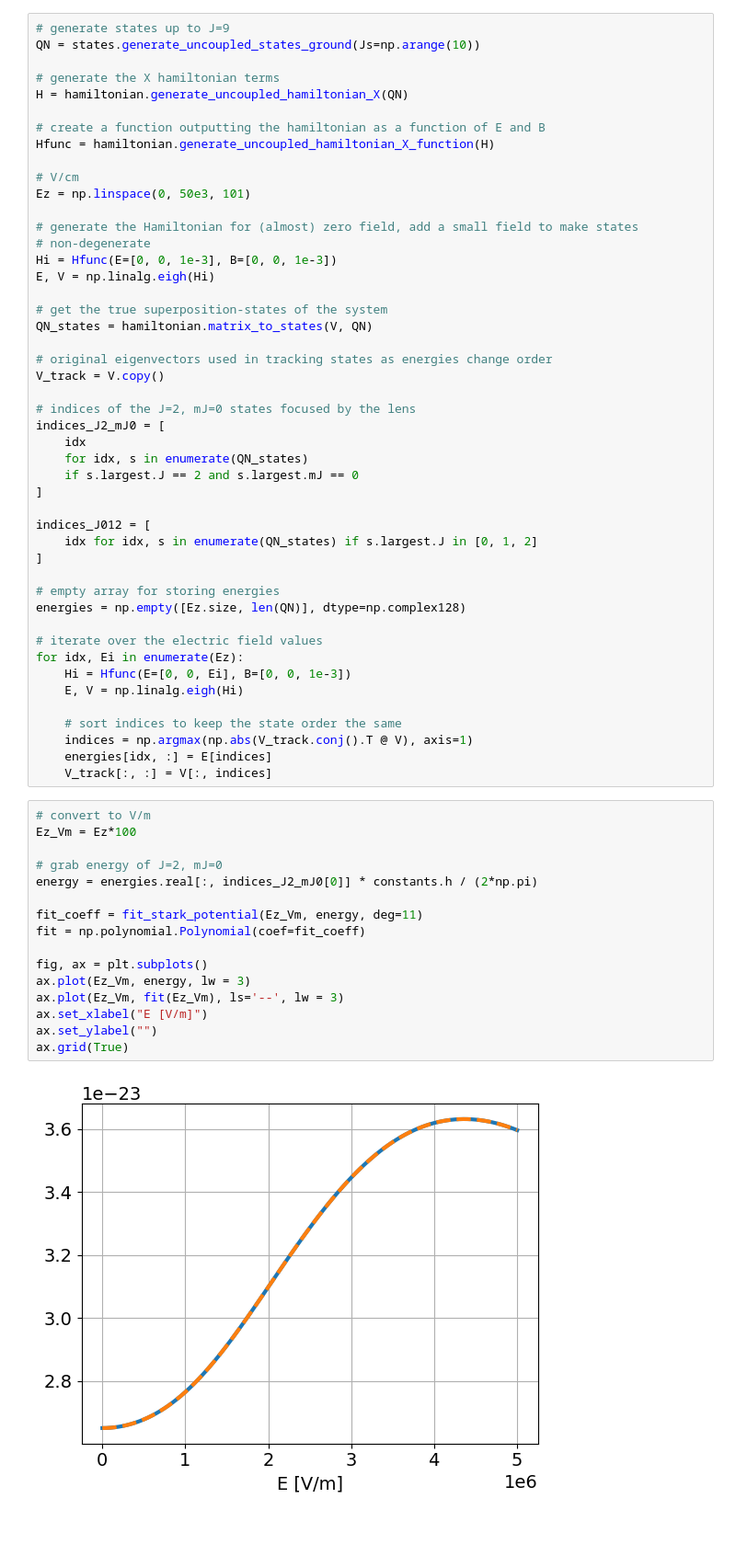
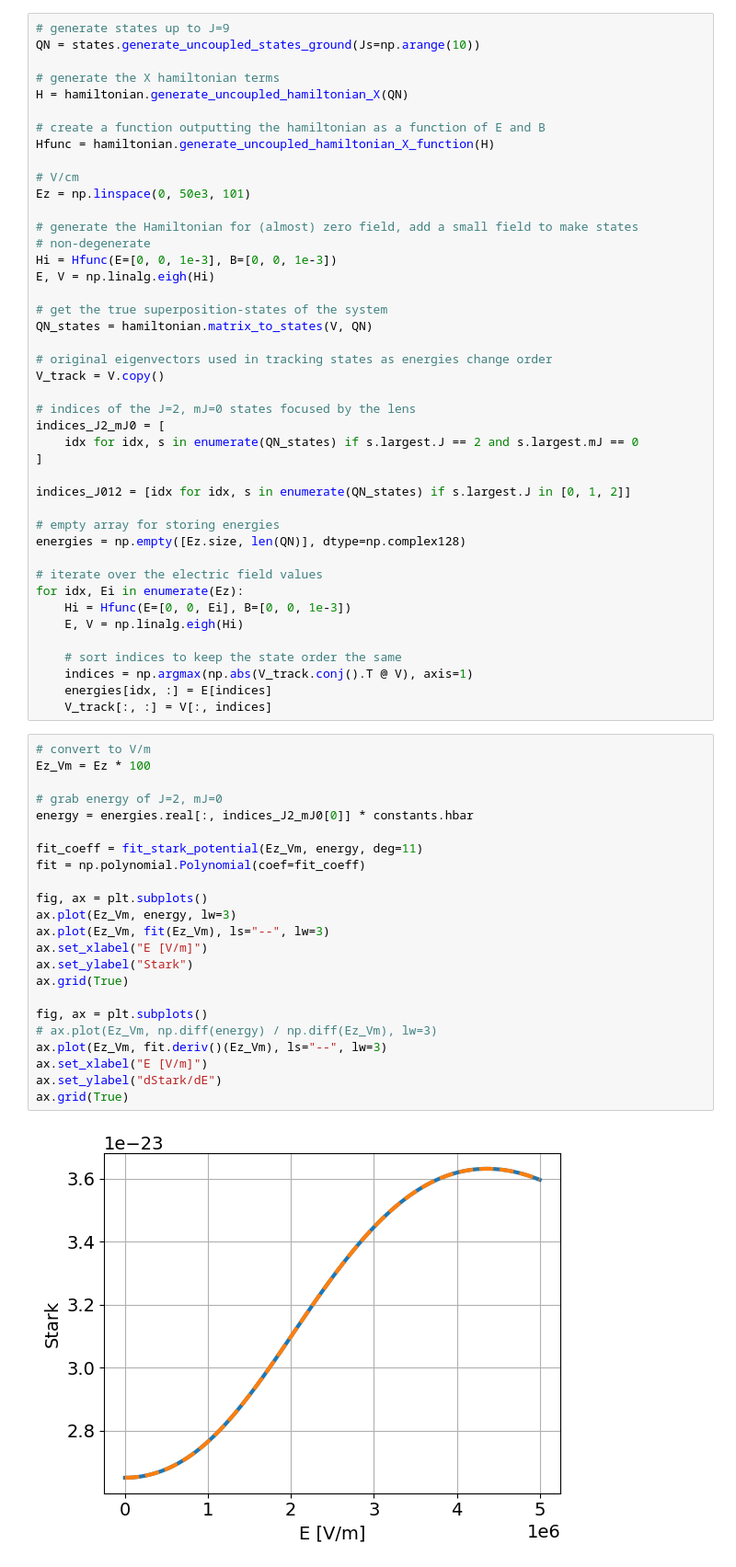
Before and after one commit to zhouperry/CeNTREX-trajectories, a Jupyter notebook: examples/Generate Stark Potential.ipynb, the cells around one changed output. Shown at 92% size. Cells and saved outputs as stored; diff of their text form; blank space fills up the shorter version.

Commit message:
clean up code for custom stark potentials

```diff
--- a/examples/Generate Stark Potential.ipynb
+++ b/examples/Generate Stark Potential.ipynb
@@ -33,14 +34,10 @@ V_track = V.copy()
 
 # indices of the J=2, mJ=0 states focused by the lens
 indices_J2_mJ0 = [
-    idx
-    for idx, s in enumerate(QN_states)
-    if s.largest.J == 2 and s.largest.mJ == 0
+    idx for idx, s in enumerate(QN_states) if s.largest.J == 2 and s.largest.mJ == 0
 ]
 
-indices_J012 = [
-    idx for idx, s in enumerate(QN_states) if s.largest.J in [0, 1, 2]
-]
+indices_J012 = [idx for idx, s in enumerate(QN_states) if s.largest.J in [0, 1, 2]]
 
 # empty array for storing energies
 energies = np.empty([Ez.size, len(QN)], dtype=np.complex128)
@@ -56,19 +53,26 @@ for idx, Ei in enumerate(Ez):
     V_track[:, :] = V[:, indices]
 # %%
 # convert to V/m
-Ez_Vm = Ez*100
+Ez_Vm = Ez * 100
 
 # grab energy of J=2, mJ=0
-energy = energies.real[:, indices_J2_mJ0[0]] * constants.h / (2*np.pi)
+energy = energies.real[:, indices_J2_mJ0[0]] * constants.hbar
 
 fit_coeff = fit_stark_potential(Ez_Vm, energy, deg=11)
 fit = np.polynomial.Polynomial(coef=fit_coeff)
 
 fig, ax = plt.subplots()
-ax.plot(Ez_Vm, energy, lw = 3)
-ax.plot(Ez_Vm, fit(Ez_Vm), ls='--', lw = 3)
+ax.plot(Ez_Vm, energy, lw=3)
+ax.plot(Ez_Vm, fit(Ez_Vm), ls="--", lw=3)
 ax.set_xlabel("E [V/m]")
-ax.set_ylabel("")
+ax.set_ylabel("Stark")
 ax.grid(True)
+
+fig, ax = plt.subplots()
+# ax.plot(Ez_Vm, np.diff(energy) / np.diff(Ez_Vm), lw=3)
+ax.plot(Ez_Vm, fit.deriv()(Ez_Vm), ls="--", lw=3)
+ax.set_xlabel("E [V/m]")
+ax.set_ylabel("dStark/dE")
+ax.grid(True)
 # %% [output]
-[figure, old version]
+[figure, new version]
```
Also changed, not shown: parts of 6 cells of this notebook, 5 other files.
